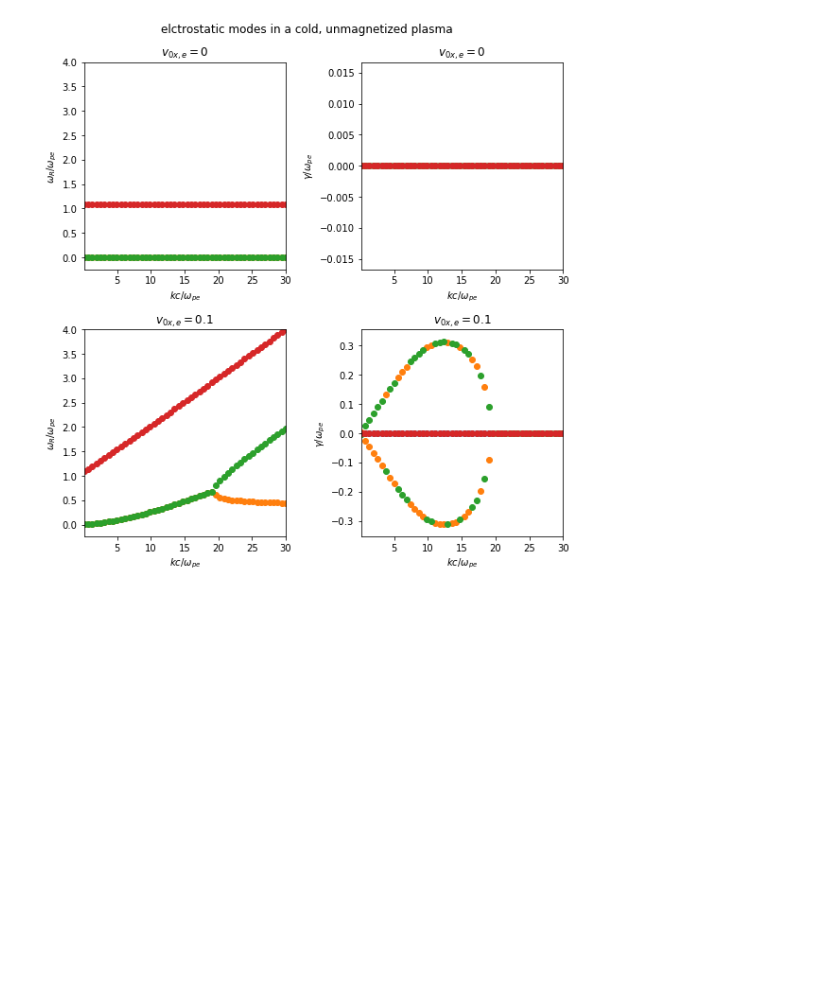
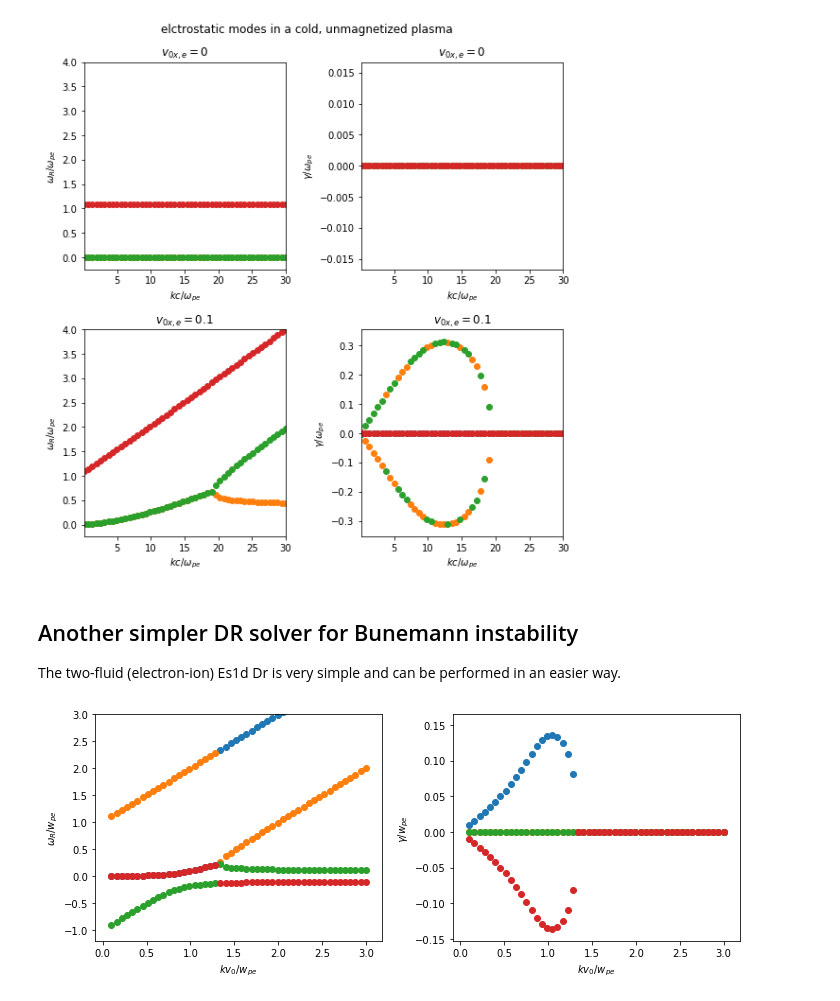
Before and after one commit to liangwang0734/xenon, a Jupyter notebook: demos/fluidEs1d-demo.ipynb, the cells around one changed output. Saved outputs shown, nothing was run; the diff lists cells and outputs as text; code cells hidden in the pictures; blank space fills up the shorter version.

Commit message:
add a direct bunemann dr solver

```diff
--- a/demos/fluidEs1d-demo.ipynb
+++ b/demos/fluidEs1d-demo.ipynb
@@ -58,3 +58,41 @@ fig.suptitle('elctrostatic modes in a cold, unmagnetized plasma',
 fig.tight_layout()
 # %% [output]
 [figure]
+# %% [markdown]
+## Another simpler DR solver for Bunemann instability
+The two-fluid (electron-ion) Es1d Dr is very simple and can be performed in an easier way.
+# %%
+import numpy as np
+
+def buneman_k2w_cold(k, m):
+    """
+    Args:
+        k: k*v0/wpe
+        m: mi/me
+
+    Returns:
+        ws: Complex frequency for the given k.
+    """
+    ws = np.roots((m, -2 * k * m, k**2 * m - (m + 1), 2 * k,  -k**2))
+    return ws[np.argsort(ws.imag + 1j * ws.real)[::-1]]
+
+mi_over_me = 100
+ks = np.linspace(0.1, 3, 50)
+ws = np.array([buneman_k2w_cold(k, mi_over_me) for k in ks])
+
+plt.figure(figsize=(10, 4))
+plt.subplot(121)
+for i in range(4):
+    plt.scatter(ks, ws[:, i].real)
+plt.ylim(None, 3)
+plt.xlabel(r'$kv_0/w_{pe}$')
+plt.ylabel(r'$\omega_R/w_{pe}$')
+plt.subplot(122)
+for i in range(4):
+    plt.scatter(ks, ws[:, i].imag)
+plt.xlabel(r'$kv_0/w_{pe}$')
+plt.ylabel(r'$\gamma/w_{pe}$')
+
+plt.tight_layout()
+# %% [output]
+[figure, added]
```
